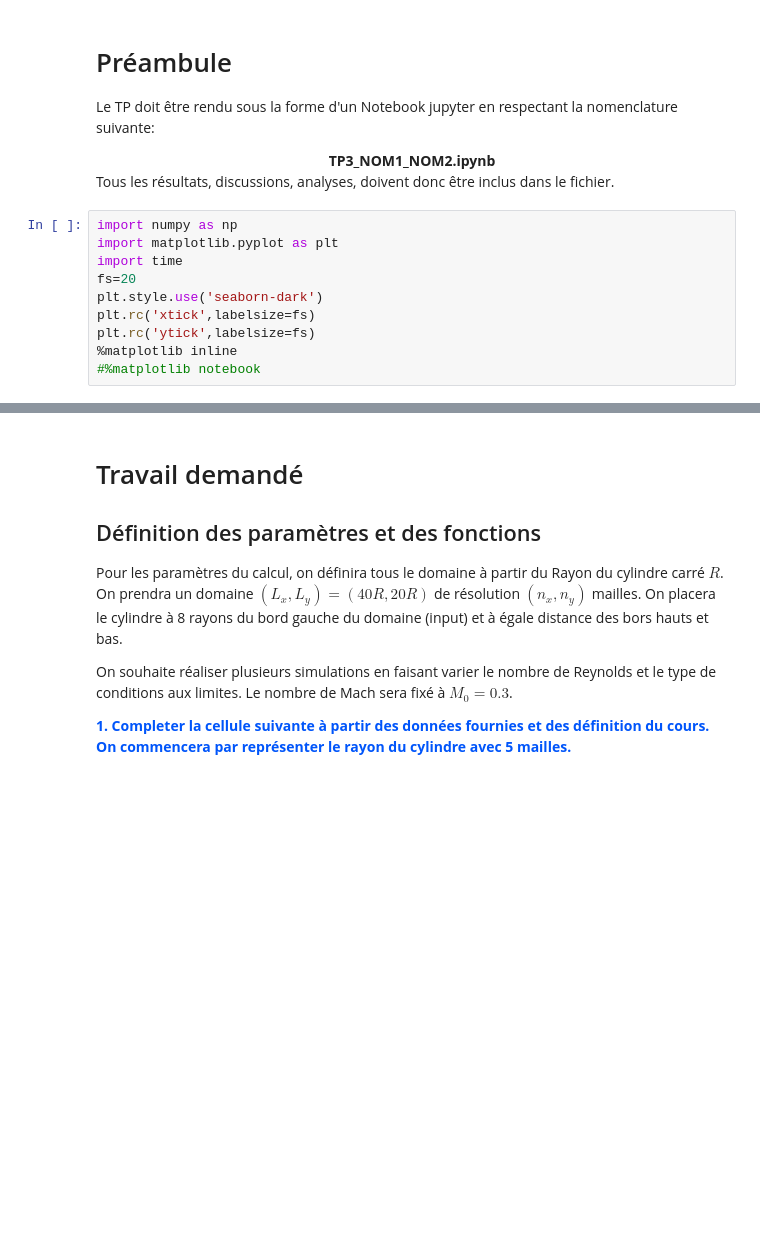
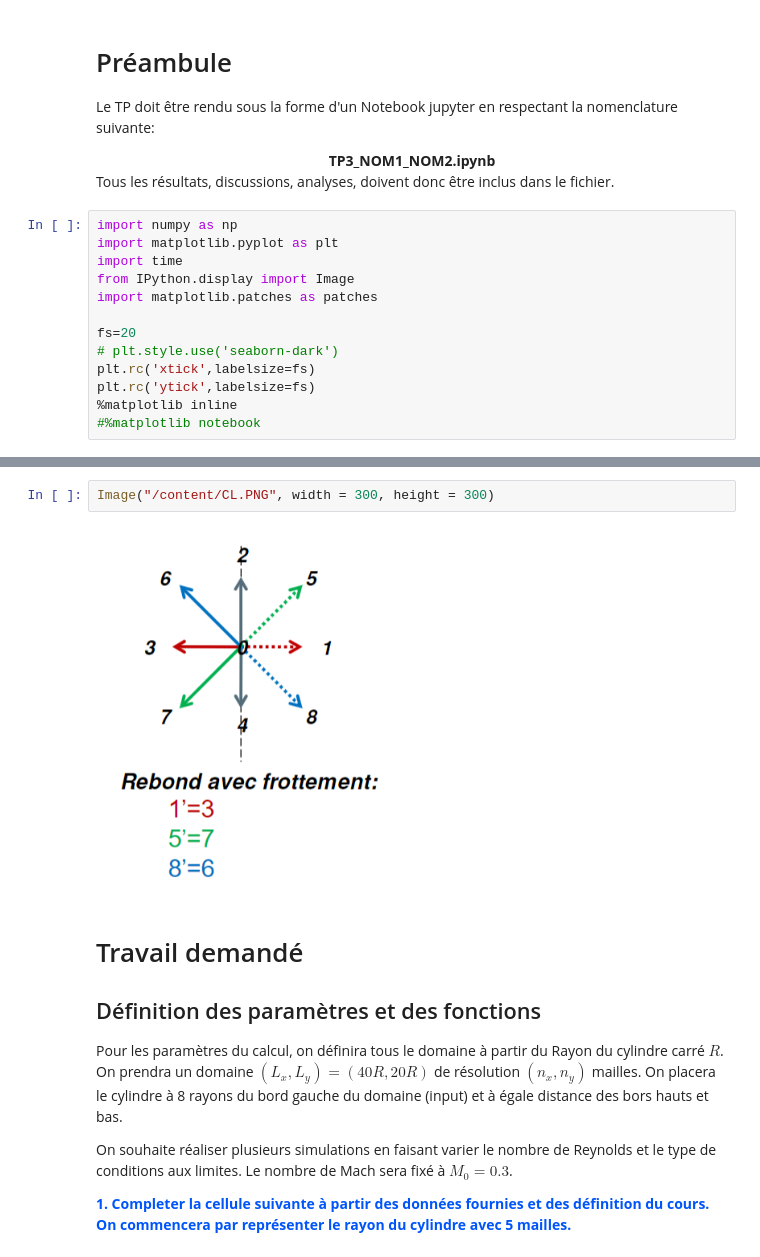
Before and after one commit to roomate/Lattice-Boltzmann-Method, a Jupyter notebook: TP3.ipynb, the cells around one changed output, grey strips where cells are left out. Cells and saved outputs as stored; diff of their text form; blank space fills up the shorter version.

```diff
--- a/TP3.ipynb
+++ b/TP3.ipynb
@@ -22,8 +22,11 @@ Tous les résultats, discussions, analyses, doivent donc être inclus dans le fi
 import numpy as np
 import matplotlib.pyplot as plt
 import time
+from IPython.display import Image
+import matplotlib.patches as patches
+
 fs=20
-plt.style.use('seaborn-dark')
+# plt.style.use('seaborn-dark')
 plt.rc('xtick',labelsize=fs)
 plt.rc('ytick',labelsize=fs)
 %matplotlib inline
@@ -82,6 +85,10 @@ $$
 
 
 Au delà  d'une valeur critique $R_e=48$, l'écoulement devient instable et on observe une allée de von Karmann se former, caractérisée par des tourbillons en opposition de phase en aval du cylindre. Pour les faibles nombres de Reynolds ($Re<500$), on peut estimer la distance $\delta$ moyenne entre les tourbillons: $\delta\sim 2.5 D$
+# %%
+Image("/content/CL.PNG", width = 300, height = 300)
+# %% [output]
+[figure, added]
 # %% [markdown]
 <h1>Travail demandé</h1>
 <h2>Définition des paramètres et des fonctions</h2>
```
Also changed, not shown: parts of 22 cells of this notebook.
